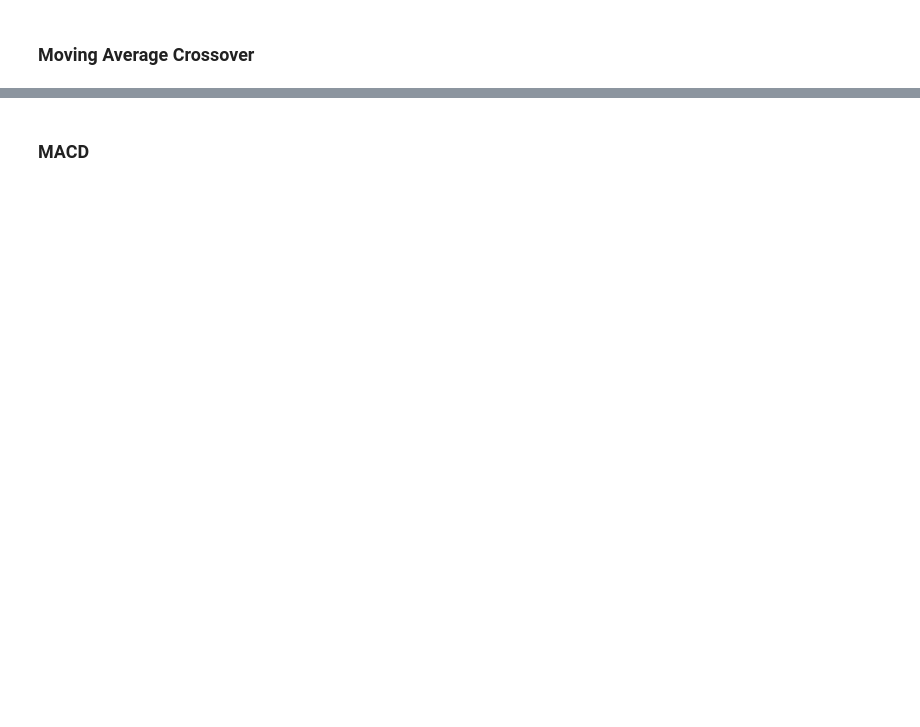
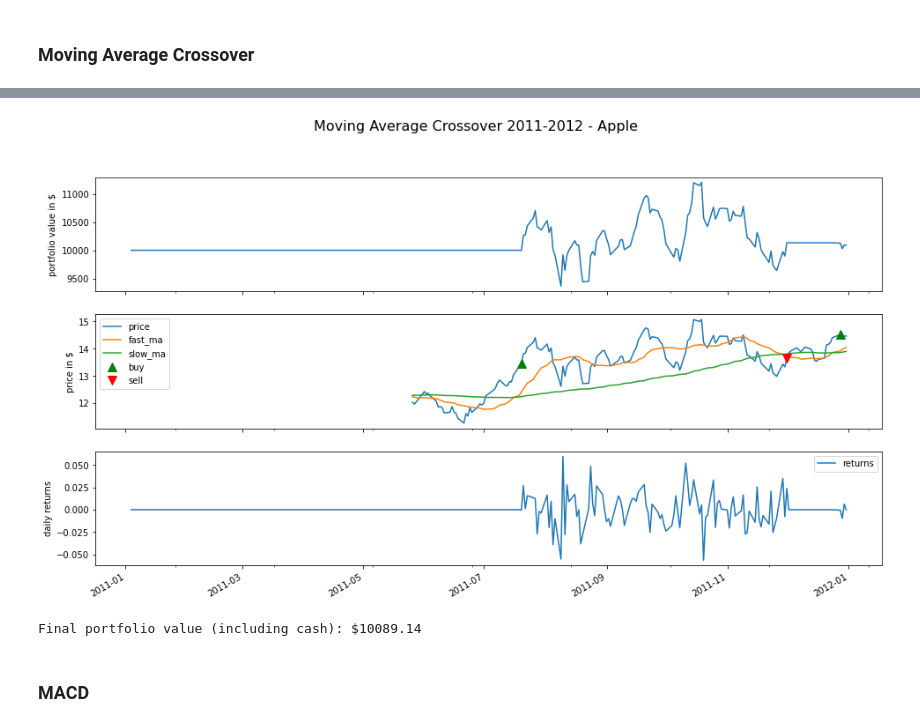
Before and after one commit to josephahn/trading_data_analysis, a Jupyter notebook: comparing_trading_strategies.ipynb, the cells around one changed output, grey strips where cells are left out. Drawn from its saved outputs; the diff is of its cells as text; code cells hidden in the pictures; blank space fills up the shorter version.

```diff
--- a/comparing_trading_strategies.ipynb
+++ b/comparing_trading_strategies.ipynb
@@ -245,3 +245,9 @@ def handle_data(context, data):
+# %%
+aapl_2011_mac_results = pd.read_pickle('results/aapl_2011_mac.pickle')
+plot('Moving Average Crossover 2011-2012 - Apple', aapl_2011_mac_results, ['price', 'fast_ma', 'slow_ma'])
+# %% [output]
+[figure, added]
+Final portfolio value (including cash): $10089.14
 # %% [markdown]
 ### MACD
 # %%
```
Also changed, not shown: parts of 23 cells of this notebook, 45 other files.
